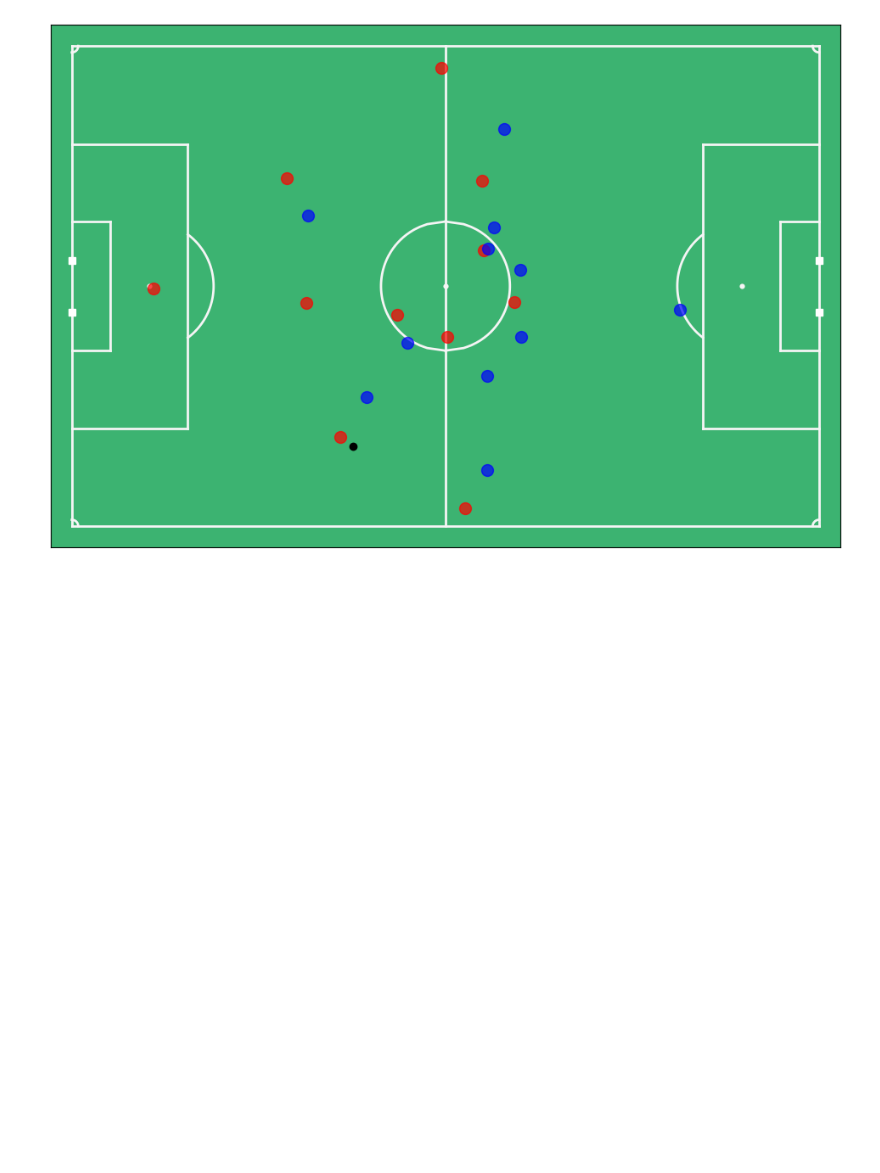
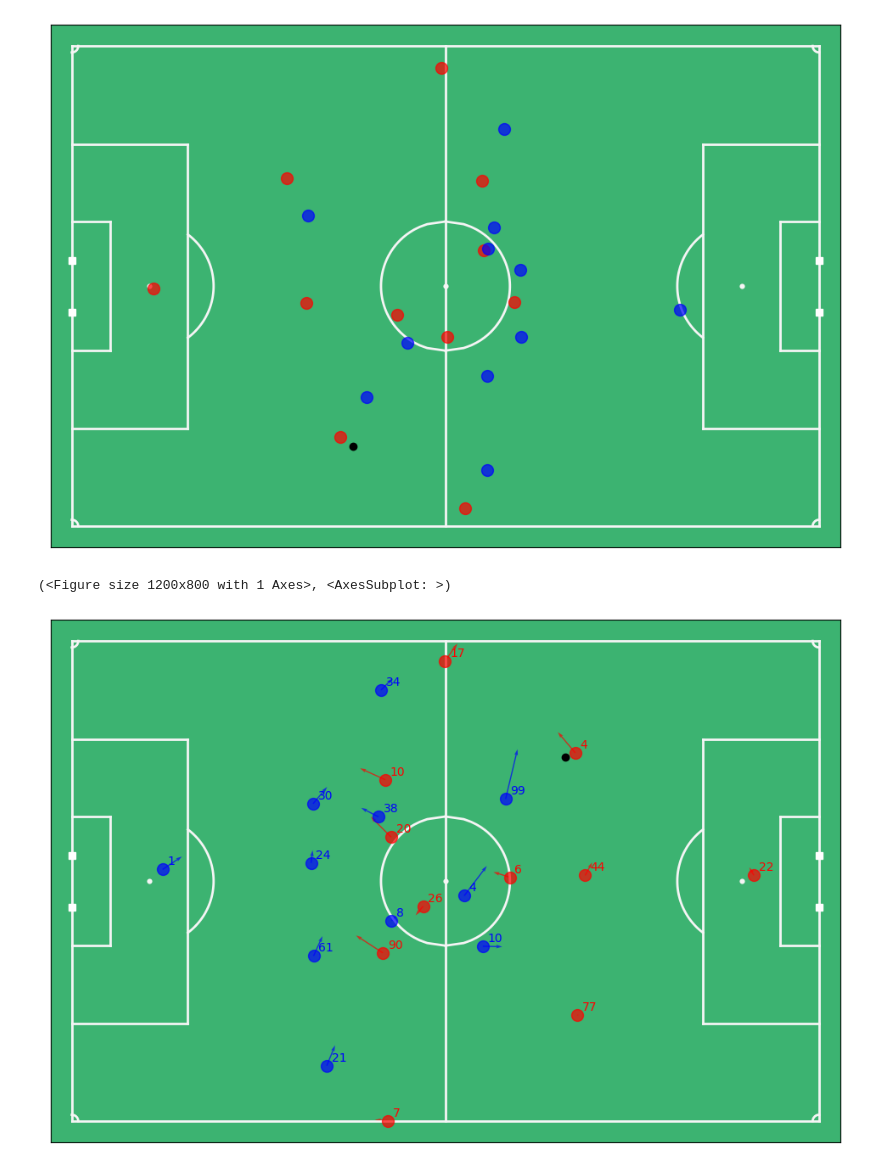
Before and after one commit to jonasvvr/Soccer-EPV-Framework, a Jupyter notebook: src/main.ipynb, the cells around one changed output. Saved outputs shown, nothing was run; the diff lists cells and outputs as text; code cells hidden in the pictures; blank space fills up the shorter version.

```diff
--- a/src/main.ipynb
+++ b/src/main.ipynb
@@ -42,3 +43,10 @@ viz.plot_frame(tracking_single.iloc[100000])
 # %% [output]
 (<Figure size 1200x800 with 1 Axes>, <AxesSubplot: >)
 [figure]
+# %%
+tracking_single = vel.calc_player_velocities(tracking_single)
+# %%
+viz.plot_frame(tracking_single.iloc[100], annotate=True, include_player_velocities=True)
+# %% [output]
+(<Figure size 1200x800 with 1 Axes>, <AxesSubplot: >)
+[figure, added]
```
Also changed, not shown: parts of 2 cells of this notebook, 2 other files.
